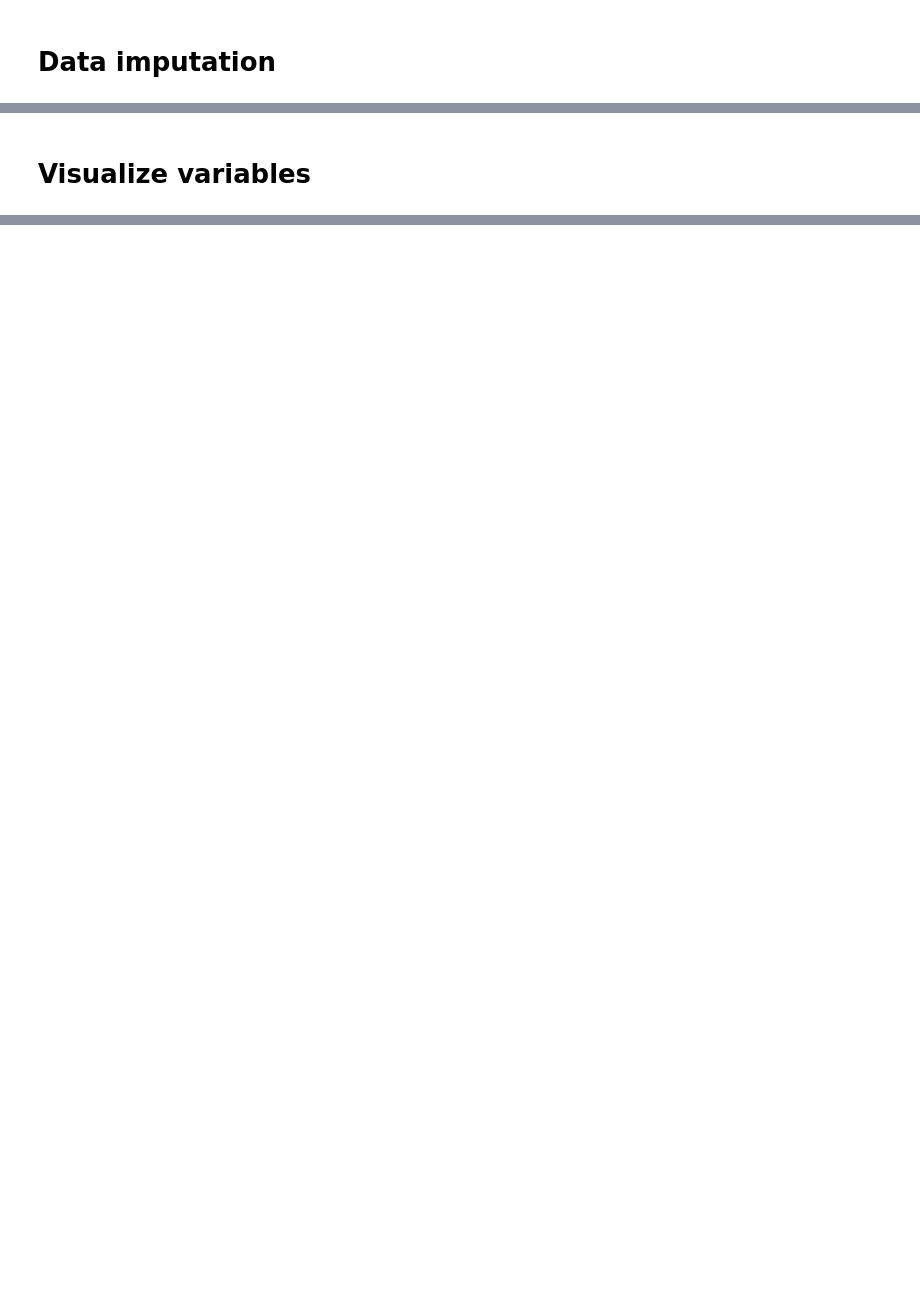
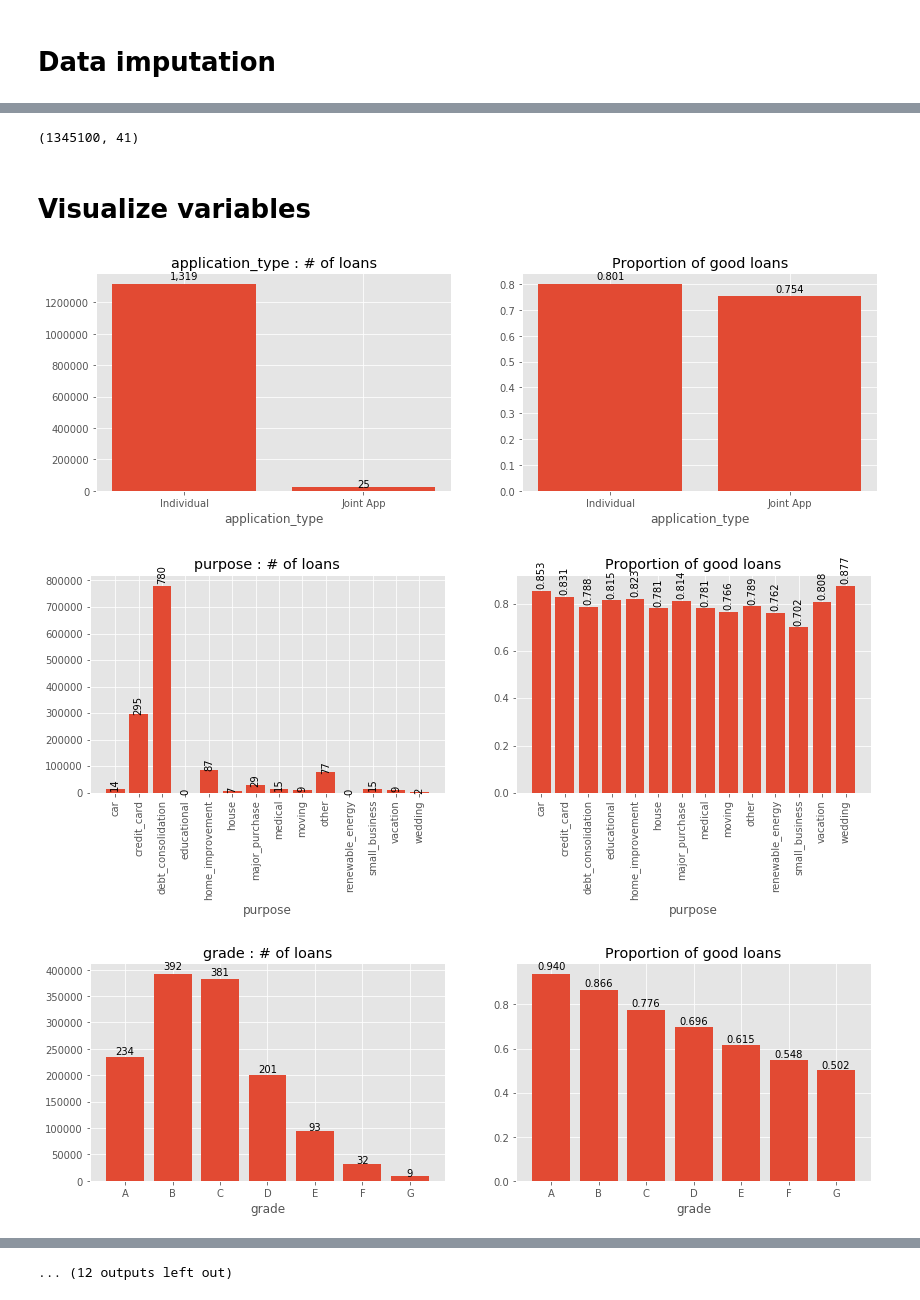
Before and after one commit to simondyates/Lending-Club, a Jupyter notebook: Dan/basic_EDA.ipynb, the cells around one changed output, grey strips where cells are left out. Cells and saved outputs as stored; diff of their text form; code cells hidden in the pictures; blank space fills up the shorter version.

```diff
--- a/Dan/basic_EDA.ipynb
+++ b/Dan/basic_EDA.ipynb
@@ -279,0 +483,11 @@ df['_credit_hist'] = credit_history
+# %%
+# FREEZE THE DATAFRAME BEYOND THIS POINT
+# convert 'id' to numeric and set as index
+try:
+    df['id'] = df['id'].astype(int)
+    df.set_index('id', inplace=True)
+except:
+    pass
+print(df.shape)
+# %% [output]
+(1345100, 41)
@@ -320,0 +501,48 @@ for col in df.columns:
+# %%
+def visualize_categorical(col):
+    _, ax = plt.subplots(nrows=1, ncols=2, figsize=(14,4))
+
+    grouped_col = df.groupby(by=col).count()._good
+    rot=0 if len(grouped_col)<8 else 90
+    ax[0].bar(grouped_col.index, height=grouped_col)
+    for pos, val in enumerate(grouped_col.values):
+        ax[0].text(pos, 1.02*val, f'{int(val/1000):,}', rotation=rot, color='k', ha='center')
+    ax[0].set_xlabel(col)
+    ax[0].set_title(f'{col} : # of loans')
+    plt.setp( ax[0].xaxis.get_majorticklabels(), rotation=rot )
+
+    grouped_col = df.groupby(by=col).mean()._good
+    rot=0 if len(grouped_col)<8 else 90
+    ax[1].bar(grouped_col.index, height=grouped_col)
+    for pos, val in enumerate(grouped_col.values):
+        ax[1].text(pos, 1.02*val, f'{val:.3f}', rotation=rot, color='k', ha='center')
+    ax[1].set_xlabel(col)
+    ax[1].set_title(f'Proportion of good loans')
+    plt.setp( ax[1].xaxis.get_majorticklabels(), rotation=rot )
+
+    plt.show()
+# %%
+def visualize_numeric(col):
+    _,ax = plt.subplots(1, 2, figsize=(14, 4))
+
+    ax[0].hist(df[col], bins=40)
+    ax[0].set_title(f'{col} histogram')
+    ax[0].set_xlabel(col)
+
+    ax[1] = sns.violinplot(col,'_good',data=df, orient='h')
+    ax[1].set_title(f'density good vs default')
+    ax[1].set_xlabel(col)
+
+    plt.show()
+# %%
+for col in df.columns:
+    if col in ordinal+nominal:
+        visualize_categorical(col)
+    if col in numeric:
+        visualize_numeric(col)
+    else:
+        continue
+# %% [output]
+[figure, added]
+[figure, added]
+[figure, added]
@@ -320,0 +558 @@ for col in df.columns:
+... (12 outputs left out)
```
Also changed, not shown: parts of 77 cells of this notebook, 3 other files.
